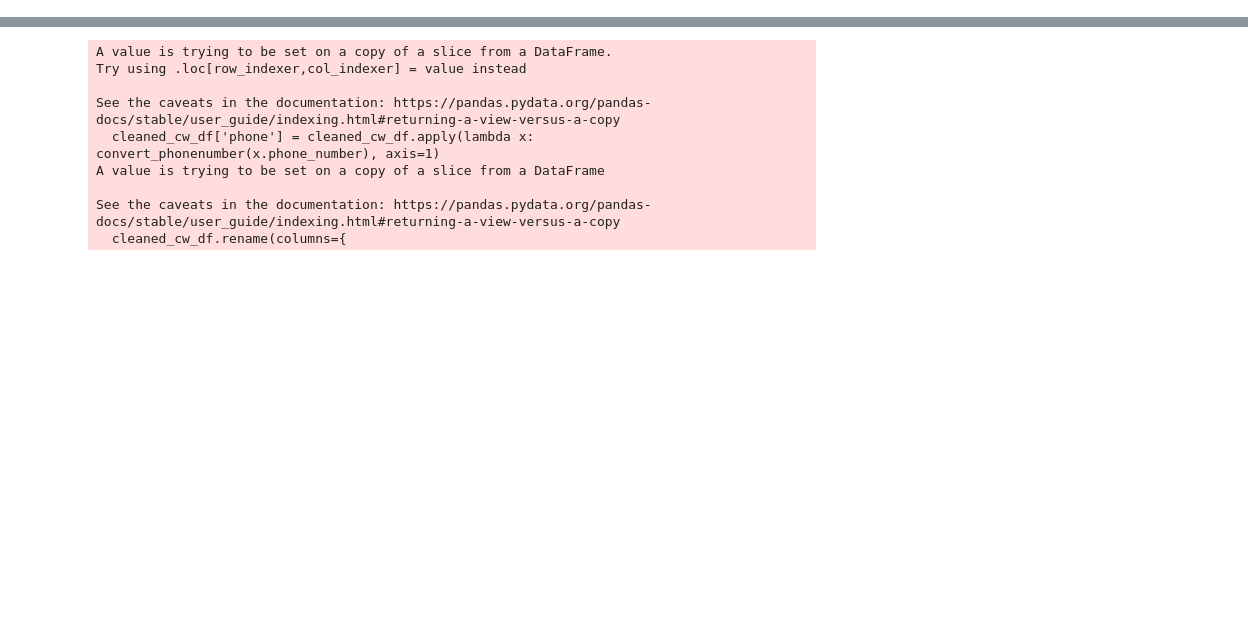
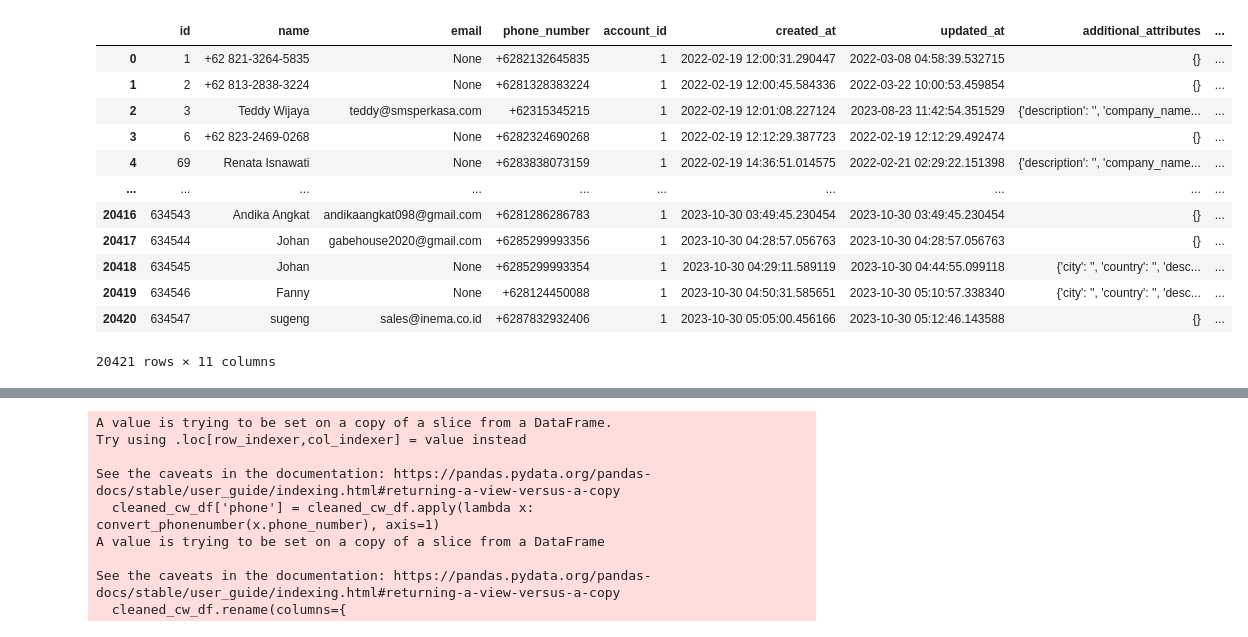
Before and after one commit to smsperkasa/mql-project-dashboard, a Jupyter notebook: get_mql.ipynb, the cells around one changed output, grey strips where cells are left out. Saved outputs shown, nothing was run; the diff lists cells and outputs as text; code cells hidden in the pictures; blank space fills up the shorter version.

```diff
--- a/get_mql.ipynb
+++ b/get_mql.ipynb
@@ -94,0 +112,9 @@ def convert_phonenumber(phonenumber):
+# %%
+conn = psycopg2.connect(
+    host="167.71.206.23",
+    database="chatwoot_production",
+    user="postgres",
+    password="s0f!a_s3xy?!",
+)
+# %%
+cursor = conn.cursor()
@@ -95,3 +133,20 @@ def convert_phonenumber(phonenumber):
+# %%
+df = pd.DataFrame(records, columns=['id', 'name', 'email', 'phone_number', 'account_id', 'created_at', 'updated_at', 'additional_attributes', 'identifier', 'custom_attributes', 'last_activity_at'])
+df
+# %% [output]
+|  | id | name | email | phone_number | account_id | created_at | updated_at | additional_attributes | ... |
+| 0 | 1 | +62 821-3264-5835 | None | +6282132645835 | 1 | 2022-02-19 12:00:31.290447 | 2022-03-08 04:58:39.532715 | {} | ... |
+| 1 | 2 | +62 813-2838-3224 | None | +6281328383224 | 1 | 2022-02-19 12:00:45.584336 | 2022-03-22 10:00:53.459854 | {} | ... |
+| 2 | 3 | Teddy Wijaya | teddy@smsperkasa.com | +62315345215 | 1 | 2022-02-19 12:01:08.227124 | 2023-08-23 11:42:54.351529 | {'description': '', 'company_name... | ... |
+| 3 | 6 | +62 823-2469-0268 | None | +6282324690268 | 1 | 2022-02-19 12:12:29.387723 | 2022-02-19 12:12:29.492474 | {} | ... |
+| 4 | 69 | Renata Isnawati | None | +6283838073159 | 1 | 2022-02-19 14:36:51.014575 | 2022-02-21 02:29:22.151398 | {'description': '', 'company_name... | ... |
+| ... | ... | ... | ... | ... | ... | ... | ... | ... | ... |
+| 20416 | 634543 | Andika Angkat | andikaangkat098@gmail.com | +6281286286783 | 1 | 2023-10-30 03:49:45.230454 | 2023-10-30 03:49:45.230454 | {} | ... |
+| 20417 | 634544 | Johan | gabehouse2020@gmail.com | +6285299993356 | 1 | 2023-10-30 04:28:57.056763 | 2023-10-30 04:28:57.056763 | {} | ... |
+| 20418 | 634545 | Johan | None | +6285299993354 | 1 | 2023-10-30 04:29:11.589119 | 2023-10-30 04:44:55.099118 | {'city': '', 'country': '', 'desc... | ... |
+| 20419 | 634546 | Fanny | None | +628124450088 | 1 | 2023-10-30 04:50:31.585651 | 2023-10-30 05:10:57.338340 | {'city': '', 'country': '', 'desc... | ... |
+| 20420 | 634547 | sugeng | sales@inema.co.id | +6287832932406 | 1 | 2023-10-30 05:05:00.456166 | 2023-10-30 05:12:46.143588 | {} | ... |
+20421 rows × 11 columns
 # %%
 df_cw = pd.read_csv('data/chatwoot_contacts.csv')
 df_cw['created_at_date'] = pd.to_datetime(df_cw['created_at_date'], errors='coerce')
```
Also changed, not shown: parts of 20 cells of this notebook, 1 other file.
